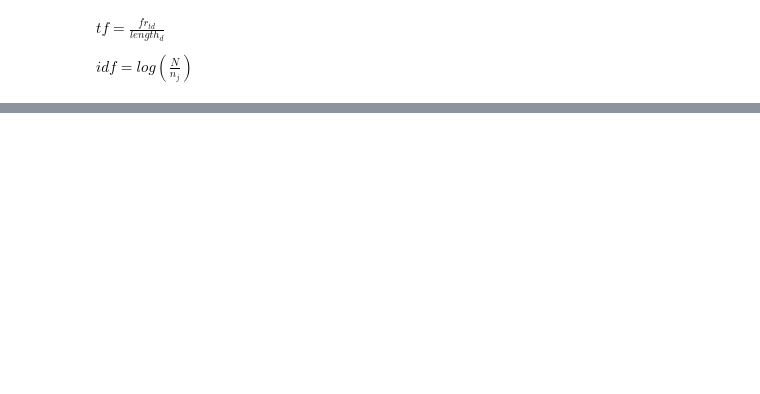
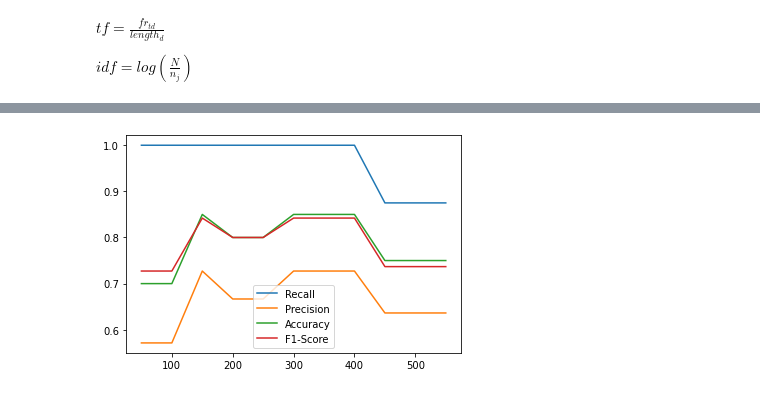
Before and after one commit to JuanOlmos/Aprendizaje_Automatico, a Jupyter notebook: SVM_Tweets/tweets_analysis.ipynb, the cells around one changed output, grey strips where cells are left out. Cells and saved outputs as stored; diff of their text form; code cells hidden in the pictures; blank space fills up the shorter version.

```diff
--- a/SVM_Tweets/tweets_analysis.ipynb
+++ b/SVM_Tweets/tweets_analysis.ipynb
@@ -252,0 +265,9 @@ Results using: SVM'
+# %%
+df_results = calculate_metrics(df,twm_glasgow, 600, 50)
+for c in df_results.columns:
+    if c!="tresh":
+        plt.plot(df_results["tresh"],df_results[c], label = c)
+plt.legend()
+plt.show()
+# %% [output]
+[figure, added]
```
Also changed, not shown: parts of 10 cells of this notebook.
